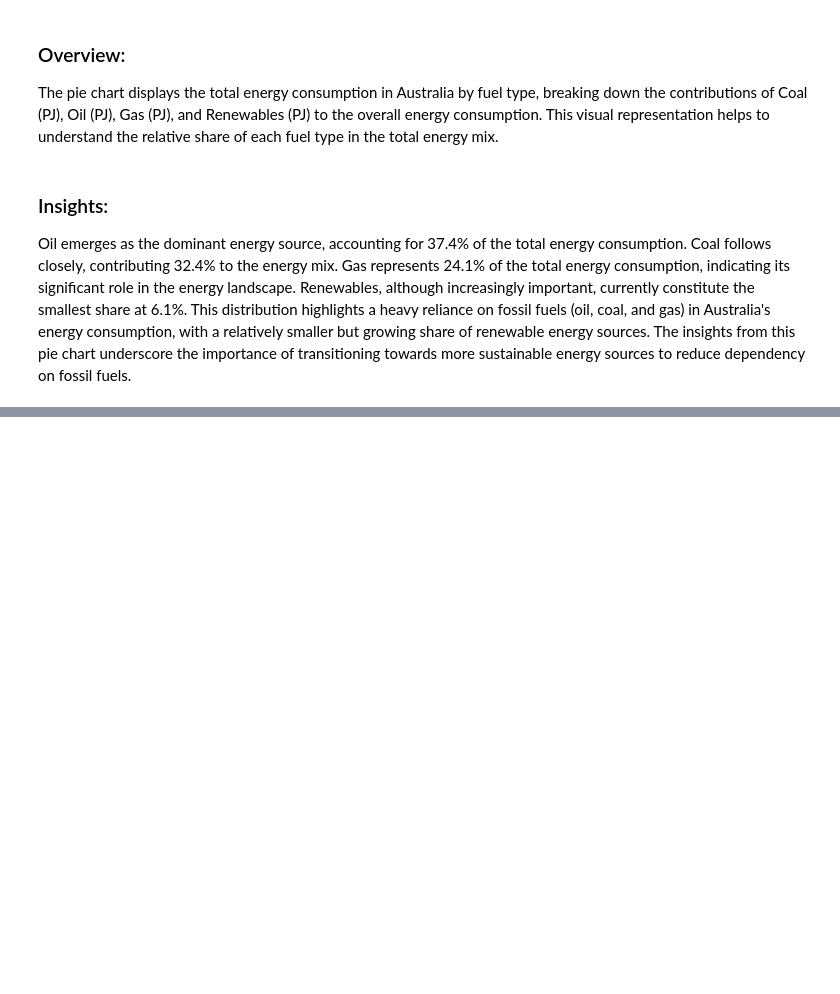
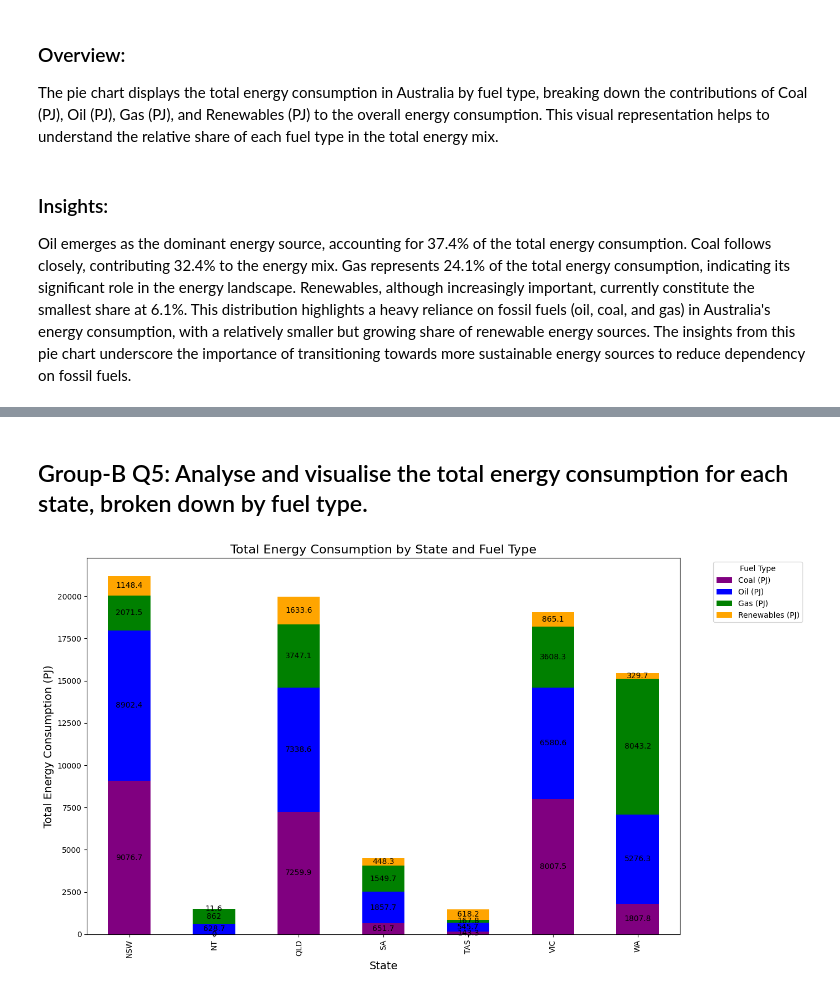
Before and after one commit to Rahe23/Assessment-Two, a Jupyter notebook: Business_Report_Assessment_Two.ipynb, the cells around one changed output, grey strips where cells are left out. Drawn from its saved outputs; the diff is of its cells as text; code cells hidden in the pictures; blank space fills up the shorter version.

```diff
--- a/Business_Report_Assessment_Two.ipynb
+++ b/Business_Report_Assessment_Two.ipynb
@@ -318,0 +395,25 @@ Oil emerges as the dominant energy source, accounting for 37.4% of the total ene
+# %% [markdown]
+## Group-B Q5: Analyse and visualise the total energy consumption for each state, broken down by fuel type.
+# %%
+# Calculate the total energy consumption
+asus_engy_df['Total Energy (PJ)'] = asus_engy_df[['Coal (PJ)', 'Oil (PJ)', 'Gas (PJ)', 'Renewables (PJ)']].sum(axis=1)
+
+# Group by state and sum the energy consumption for each fuel type
+energy_per_state = asus_engy_df.groupby('State')[['Coal (PJ)', 'Oil (PJ)', 'Gas (PJ)', 'Renewables (PJ)']].sum()
+
+# Plot the data as a stacked bar chart
+fig, ax = plt.subplots(figsize=(14, 8))
+energy_per_state.plot(kind='bar', stacked=True, ax=ax, color=['purple', 'blue', 'green', 'orange'])
+plt.title('Total Energy Consumption by State and Fuel Type', fontsize=16)
+plt.xlabel('State', fontsize=14)
+plt.ylabel('Total Energy Consumption (PJ)', fontsize=14)
+plt.legend(title='Fuel Type', bbox_to_anchor=(1.05, 1), loc='upper left')
+
+# Adding value labels to the bars
+for container in ax.containers:
+    ax.bar_label(container, label_type='center')
+
+plt.tight_layout()
+plt.show()
+# %% [output]
+[figure, added]
```
Also changed, not shown: parts of 10 cells of this notebook.
